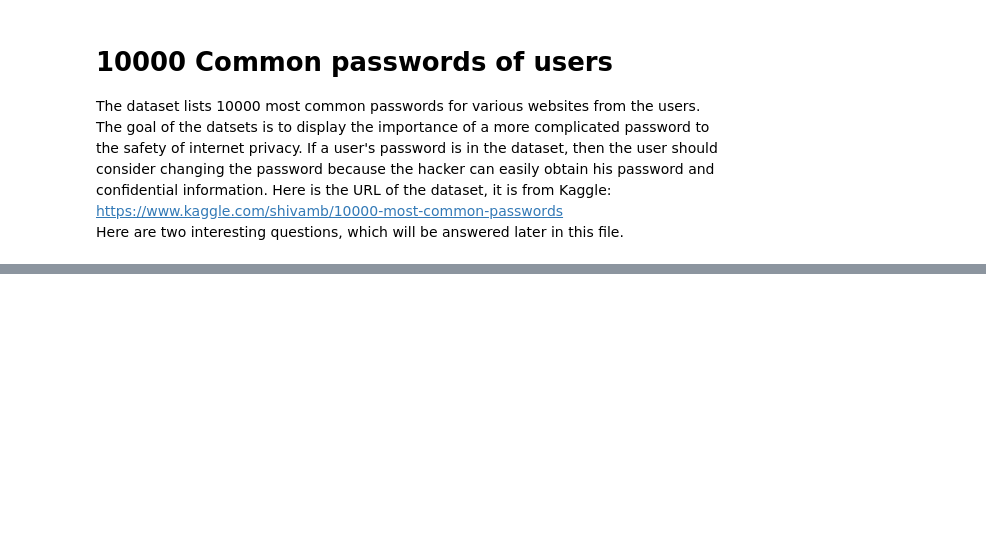
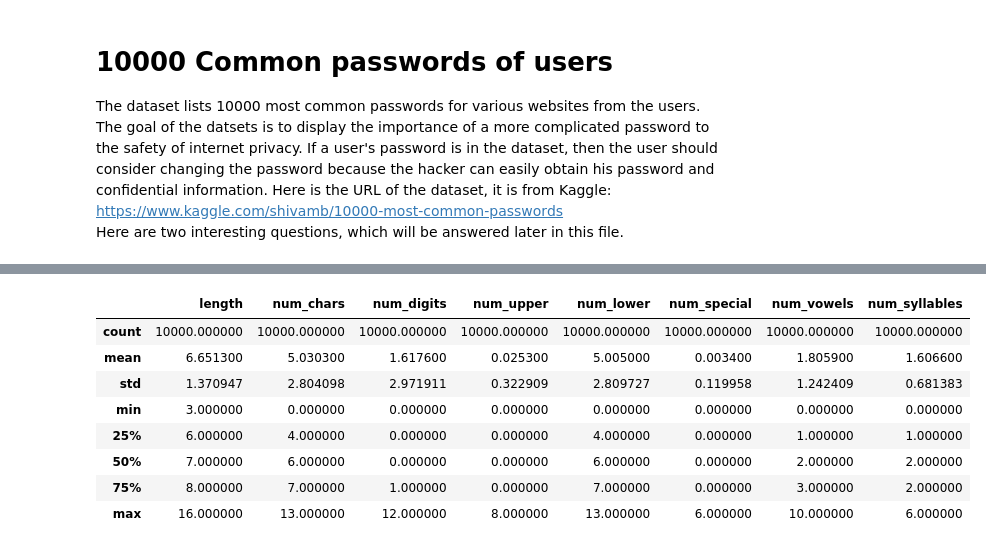
Before and after one commit to franciscoliu/cs103a-cpa01, a Jupyter notebook: cpa01.ipynb, the cells around one changed output, grey strips where cells are left out. Saved outputs shown, nothing was run; the diff lists cells and outputs as text; code cells hidden in the pictures; blank space fills up the shorter version.

```diff
--- a/cpa01.ipynb
+++ b/cpa01.ipynb
@@ -18,0 +35,12 @@ dataset.head()
+# %%
+dataset.describe()
+# %% [output]
+|  | length | num_chars | num_digits | num_upper | num_lower | num_special | num_vowels | num_syllables |
+| count | 10000.000000 | 10000.000000 | 10000.000000 | 10000.000000 | 10000.000000 | 10000.000000 | 10000.000000 | 10000.000000 |
+| mean | 6.651300 | 5.030300 | 1.617600 | 0.025300 | 5.005000 | 0.003400 | 1.805900 | 1.606600 |
+| std | 1.370947 | 2.804098 | 2.971911 | 0.322909 | 2.809727 | 0.119958 | 1.242409 | 0.681383 |
+| min | 3.000000 | 0.000000 | 0.000000 | 0.000000 | 0.000000 | 0.000000 | 0.000000 | 0.000000 |
+| 25% | 6.000000 | 4.000000 | 0.000000 | 0.000000 | 4.000000 | 0.000000 | 1.000000 | 1.000000 |
+| 50% | 7.000000 | 6.000000 | 0.000000 | 0.000000 | 6.000000 | 0.000000 | 2.000000 | 2.000000 |
+| 75% | 8.000000 | 7.000000 | 1.000000 | 0.000000 | 7.000000 | 0.000000 | 3.000000 | 2.000000 |
+| max | 16.000000 | 13.000000 | 12.000000 | 8.000000 | 13.000000 | 6.000000 | 10.000000 | 6.000000 |
```
Also changed, not shown: parts of 9 cells of this notebook.
